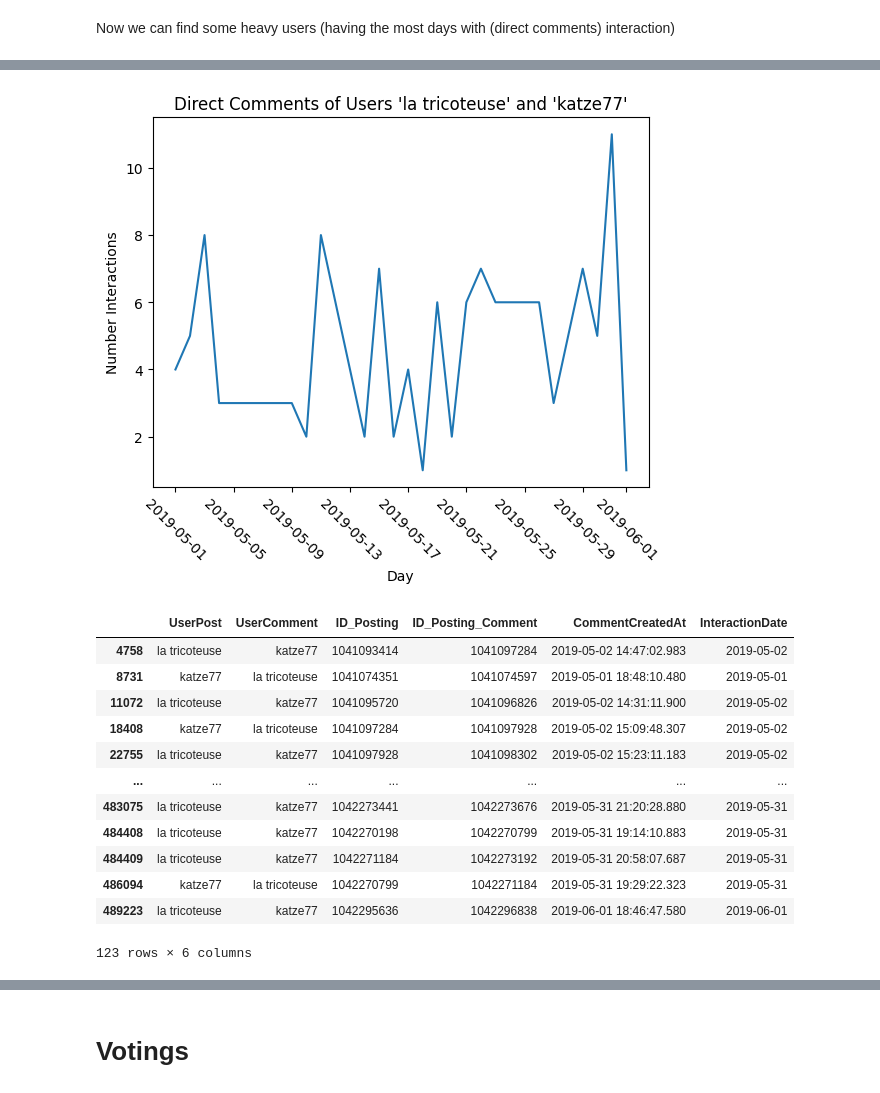
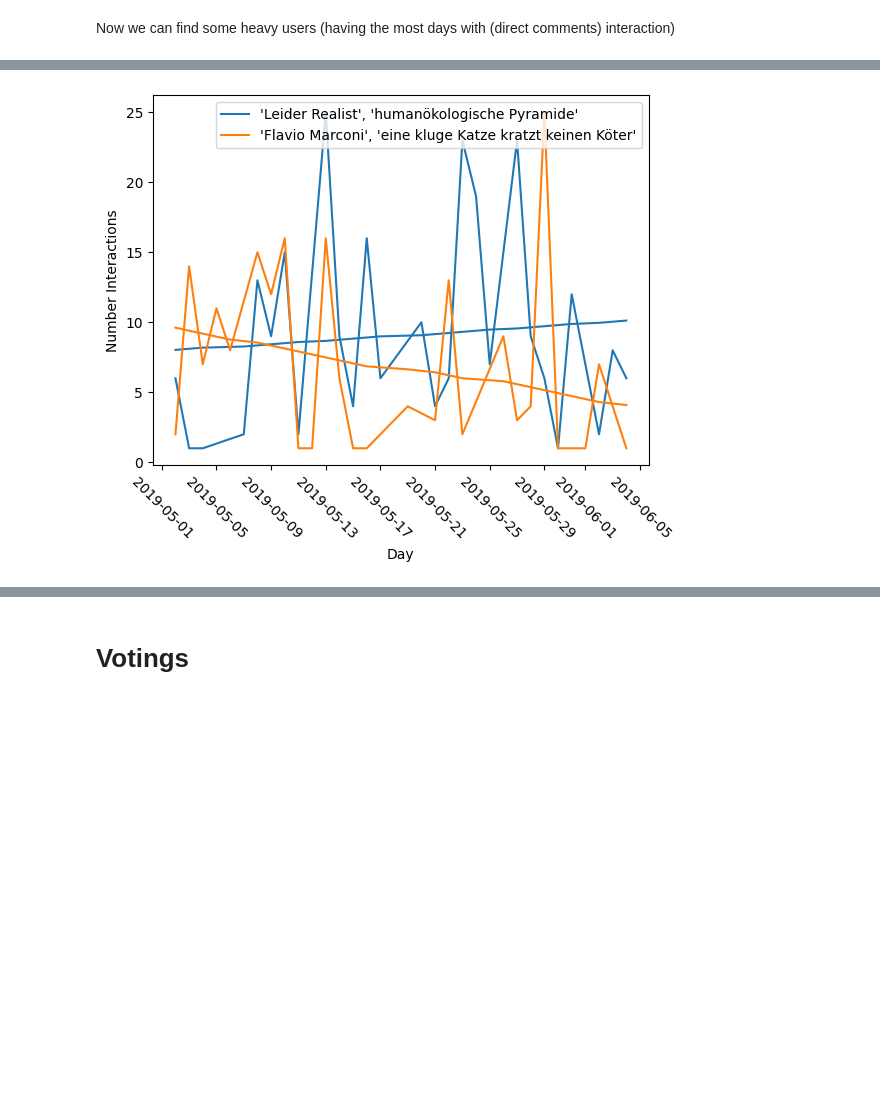
Before and after one commit to anaterovic/SNA, a Jupyter notebook: scripts/scripts_explain.ipynb, the cells around one changed output, grey strips where cells are left out. Saved outputs shown, nothing was run; the diff lists cells and outputs as text; code cells hidden in the pictures; blank space fills up the shorter version.

```diff
--- a/scripts/scripts_explain.ipynb
+++ b/scripts/scripts_explain.ipynb
@@ -7,7 +12,7 @@ import matplotlib.pyplot as plt
 First we can see the direct comments (The ID_Posting of the UserPost is the ID_Posting_Parent of UserComment)
 E.g at 2019-05-12 'NICE!' directly commented '!SeMteX!'s post
 # %%
-direct_comments = pd.read_csv("../output/direct_comments.csv")
+direct_comments = pd.read_csv(f"{DATA_PATH}direct_comments.csv")
 direct_comments.sort_values(["UserPost", "UserComment"])
 # %% [output]
 |  | UserPost | UserComment | ID_Posting | ID_Posting_Comment | CommentCreatedAt |
@@ -25,8 +30,10 @@ direct_comments.sort_values(["UserPost", "UserComment"])
 491606 rows × 5 columns
 # %% [markdown]
 Now we can find some heavy users (having the most days with (direct comments) interaction)
+# %%
+direct_comments["InteractionDate"] = pd.to_datetime(direct_comments["CommentCreatedAt"]).dt.date
+direct_comments["Users"] = direct_comments.apply(lambda x: str(sorted([str(x["UserPost"]), str(x["UserComment"])])), axis=1)
 # %%
-direct_comments["InteractionDate"] = pd.to_datetime(direct_comments["CommentCreatedAt"]).dt.date
-count_user_interaction = direct_comments.groupby(["UserPost", "UserComment"])["InteractionDate"].nunique().sort_values(ascending=False)
+count_user_interaction = direct_comments.groupby("Users")["InteractionDate"].nunique().sort_values(ascending=False)
 count_user_interaction
 # %% [output]
@@ -46,29 +53,25 @@ Name: InteractionDate, Length: 401020, dtype: int64
-# %%
-users = count_user_interaction.index[0]
-direct_comments_heavy_users = direct_comments[
-    ((direct_comments["UserPost"] == users[0]) & (direct_comments["UserComment"] == users[1])) |
-    ((direct_comments["UserPost"] == users[1]) & (direct_comments["UserComment"] == users[0]))]
-
-direct_comments_heavy_users.groupby("InteractionDate")["CommentCreatedAt"].count().sort_index().plot()
-plt.title("Direct Comments of Users '" + str(users[0]) + "' and '" + str(users[1]) + "'")
-plt.xlabel("Day")
-plt.ylabel("Number Interactions")
-plt.xticks(rotation=-45)
-plt.show()
-
-direct_comments_heavy_users
-# %% [output]
-[figure, removed]
-|  | UserPost | UserComment | ID_Posting | ID_Posting_Comment | CommentCreatedAt | InteractionDate |
-| 4758 | la tricoteuse | katze77 | 1041093414 | 1041097284 | 2019-05-02 14:47:02.983 | 2019-05-02 |
-| 8731 | katze77 | la tricoteuse | 1041074351 | 1041074597 | 2019-05-01 18:48:10.480 | 2019-05-01 |
-| 11072 | la tricoteuse | katze77 | 1041095720 | 1041096826 | 2019-05-02 14:31:11.900 | 2019-05-02 |
-| 18408 | katze77 | la tricoteuse | 1041097284 | 1041097928 | 2019-05-02 15:09:48.307 | 2019-05-02 |
-| 22755 | la tricoteuse | katze77 | 1041097928 | 1041098302 | 2019-05-02 15:23:11.183 | 2019-05-02 |
-| ... | ... | ... | ... | ... | ... | ... |
-| 483075 | la tricoteuse | katze77 | 1042273441 | 1042273676 | 2019-05-31 21:20:28.880 | 2019-05-31 |
-| 484408 | la tricoteuse | katze77 | 1042270198 | 1042270799 | 2019-05-31 19:14:10.883 | 2019-05-31 |
-| 484409 | la tricoteuse | katze77 | 1042271184 | 1042273192 | 2019-05-31 20:58:07.687 | 2019-05-31 |
-| 486094 | katze77 | la tricoteuse | 1042270799 | 1042271184 | 2019-05-31 19:29:22.323 | 2019-05-31 |
-| 489223 | la tricoteuse | katze77 | 1042295636 | 1042296838 | 2019-06-01 18:46:47.580 | 2019-06-01 |
-123 rows × 6 columns
+# %%
+def plot_sum_user_counts(i, users):
+    direct_comments_heavy_users = direct_comments[direct_comments["Users"] == users].sort_values("InteractionDate")
+    user1, user2 = direct_comments_heavy_users.values[0][0:2]
+    label = f"'{user1}', '{user2}'"
+    res = direct_comments_heavy_users.groupby("InteractionDate")["ID_Posting_Comment"].count().sort_index()
+    # direct_comments_heavy_users.groupby("InteractionDate")["CommentCreatedAt"]
+    ax = res.sort_index().plot(label=label)
+    [slope, intercept] = np.polyfit(range(0, len(res)), res.values, 1)
+    plt.plot(res.index, (np.arange(0,len(res))*slope)+intercept, color = ax.get_lines()[2*i].get_color())
+
+
+for i in range(0, 2):
+    users = count_user_interaction.index[i]
+    plot_sum_user_counts(i, users)
+
+
+plt.legend()
+plt.xlabel("Day")
+plt.ylabel("Number Interactions")
+plt.xticks(rotation=-45)
+plt.savefig(f"{IMAGE_PATH}comments_over_time.png")
+plt.show()
+# %% [output]
+[figure, added]
```
Also changed, not shown: parts of 12 cells of this notebook.
